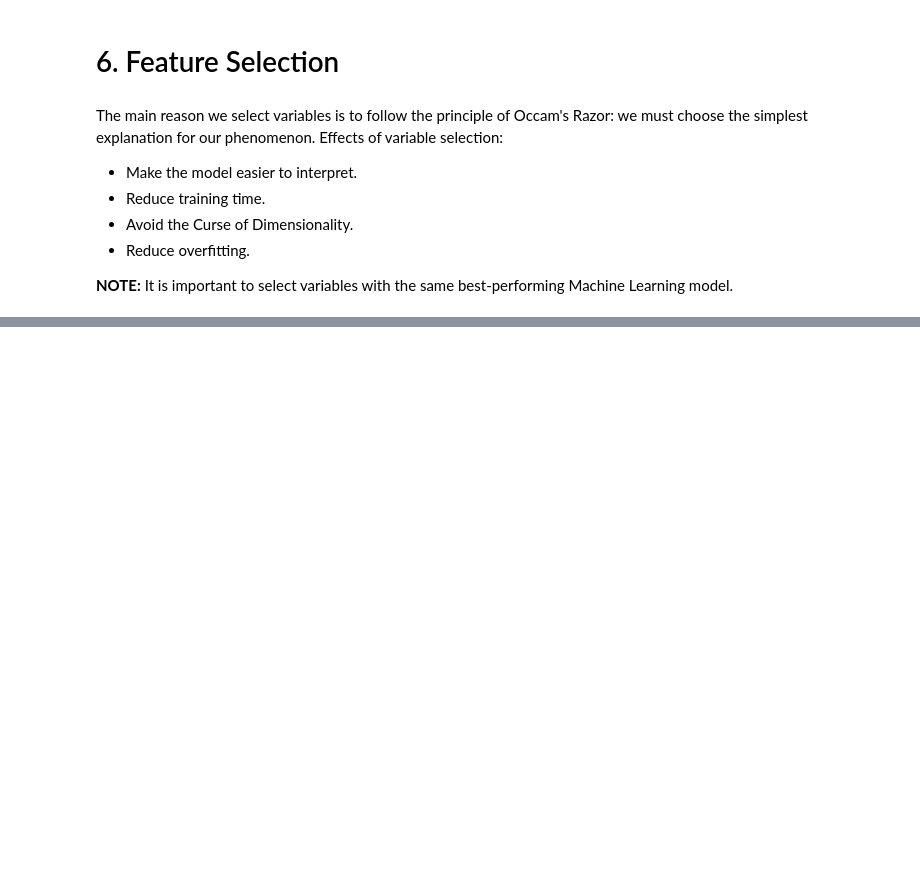
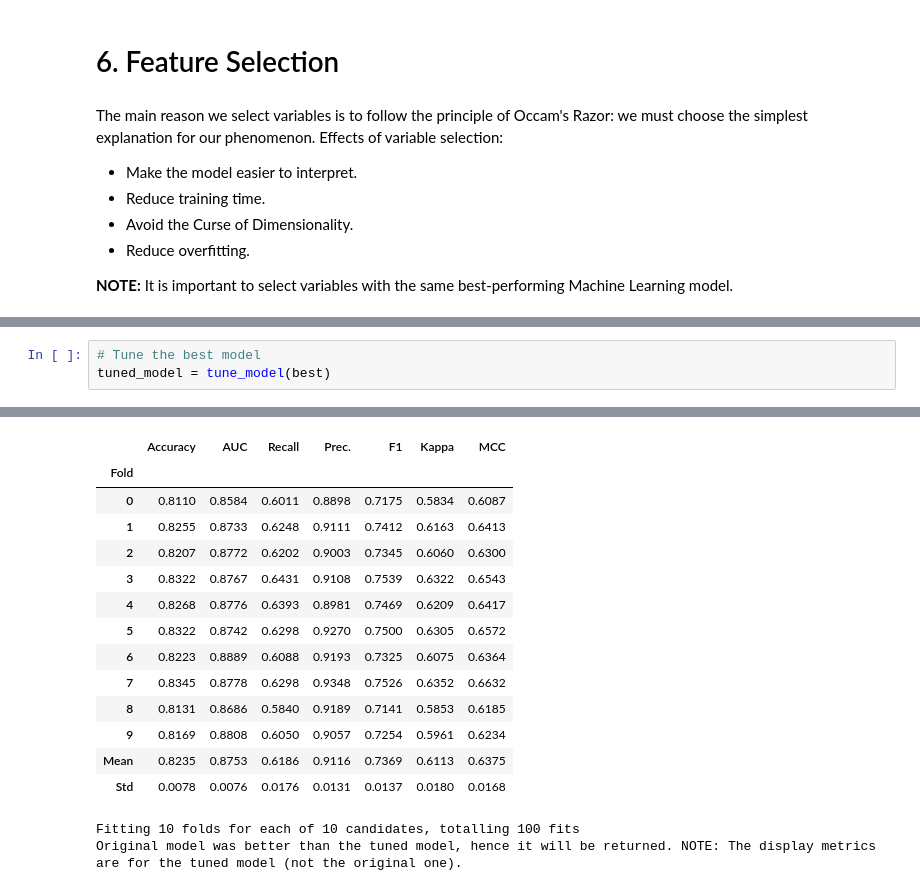
Before and after one commit to lucasquemelli/credit_risk_assessment, a Jupyter notebook: credit_risk_assessment.ipynb, the cells around one changed output, grey strips where cells are left out. Cells and saved outputs as stored; diff of their text form; blank space fills up the shorter version.

```diff
--- a/credit_risk_assessment.ipynb
+++ b/credit_risk_assessment.ipynb
@@ -2132,0 +2511,4 @@ The main reason we select variables is to follow the principle of Occam's Razor:
+# %%
+# Tune the best model
+tuned_model = tune_model(best)
+# %% [output]
@@ -2132,0 +2516,16 @@ The main reason we select variables is to follow the principle of Occam's Razor:
+|  | Accuracy | AUC | Recall | Prec. | F1 | Kappa | MCC |
+| Fold |  |  |  |  |  |  |  |
+| 0 | 0.8110 | 0.8584 | 0.6011 | 0.8898 | 0.7175 | 0.5834 | 0.6087 |
+| 1 | 0.8255 | 0.8733 | 0.6248 | 0.9111 | 0.7412 | 0.6163 | 0.6413 |
+| 2 | 0.8207 | 0.8772 | 0.6202 | 0.9003 | 0.7345 | 0.6060 | 0.6300 |
+| 3 | 0.8322 | 0.8767 | 0.6431 | 0.9108 | 0.7539 | 0.6322 | 0.6543 |
+| 4 | 0.8268 | 0.8776 | 0.6393 | 0.8981 | 0.7469 | 0.6209 | 0.6417 |
+| 5 | 0.8322 | 0.8742 | 0.6298 | 0.9270 | 0.7500 | 0.6305 | 0.6572 |
+| 6 | 0.8223 | 0.8889 | 0.6088 | 0.9193 | 0.7325 | 0.6075 | 0.6364 |
+| 7 | 0.8345 | 0.8778 | 0.6298 | 0.9348 | 0.7526 | 0.6352 | 0.6632 |
+| 8 | 0.8131 | 0.8686 | 0.5840 | 0.9189 | 0.7141 | 0.5853 | 0.6185 |
+| 9 | 0.8169 | 0.8808 | 0.6050 | 0.9057 | 0.7254 | 0.5961 | 0.6234 |
+| Mean | 0.8235 | 0.8753 | 0.6186 | 0.9116 | 0.7369 | 0.6113 | 0.6375 |
+| Std | 0.0078 | 0.0076 | 0.0176 | 0.0131 | 0.0137 | 0.0180 | 0.0168 |
+Fitting 10 folds for each of 10 candidates, totalling 100 fits
+Original model was better than the tuned model, hence it will be returned. NOTE: The display metrics are for the tuned model (not the original one).
```
Also changed, not shown: parts of 34 cells of this notebook.
